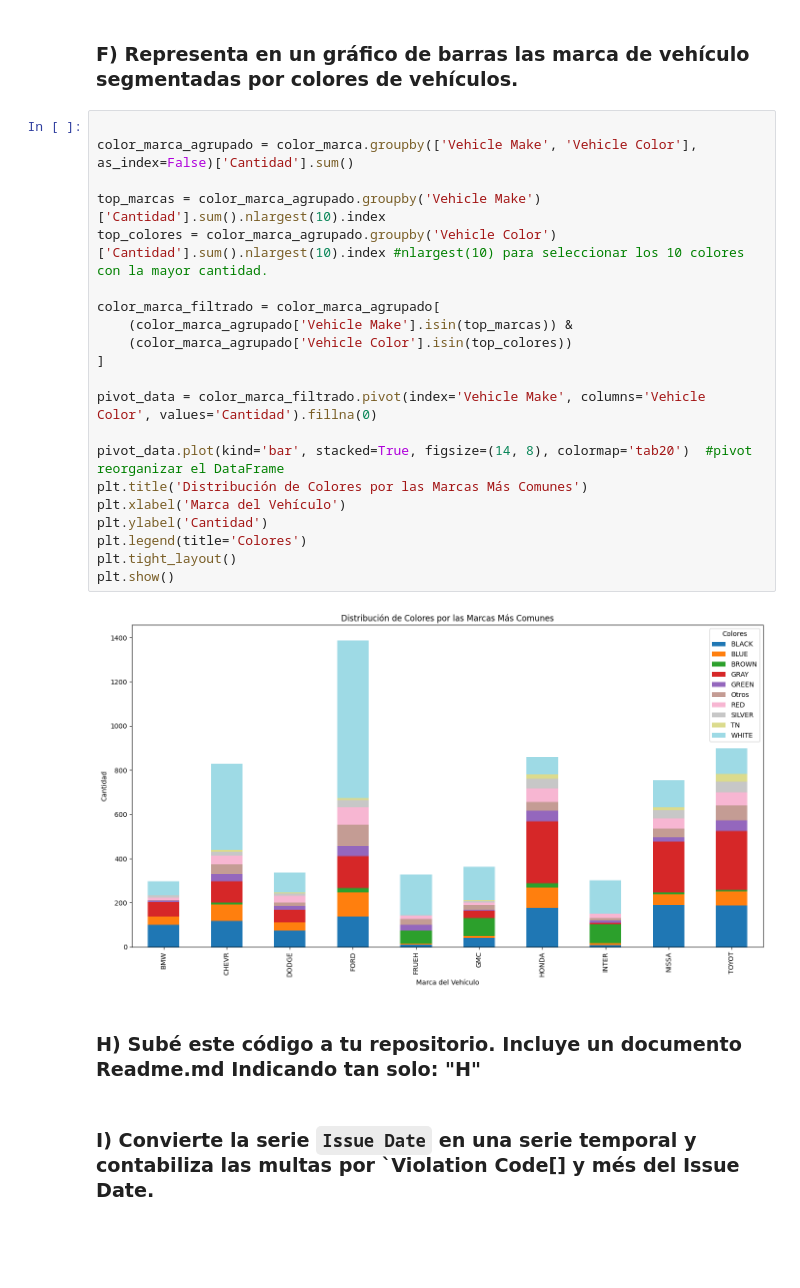
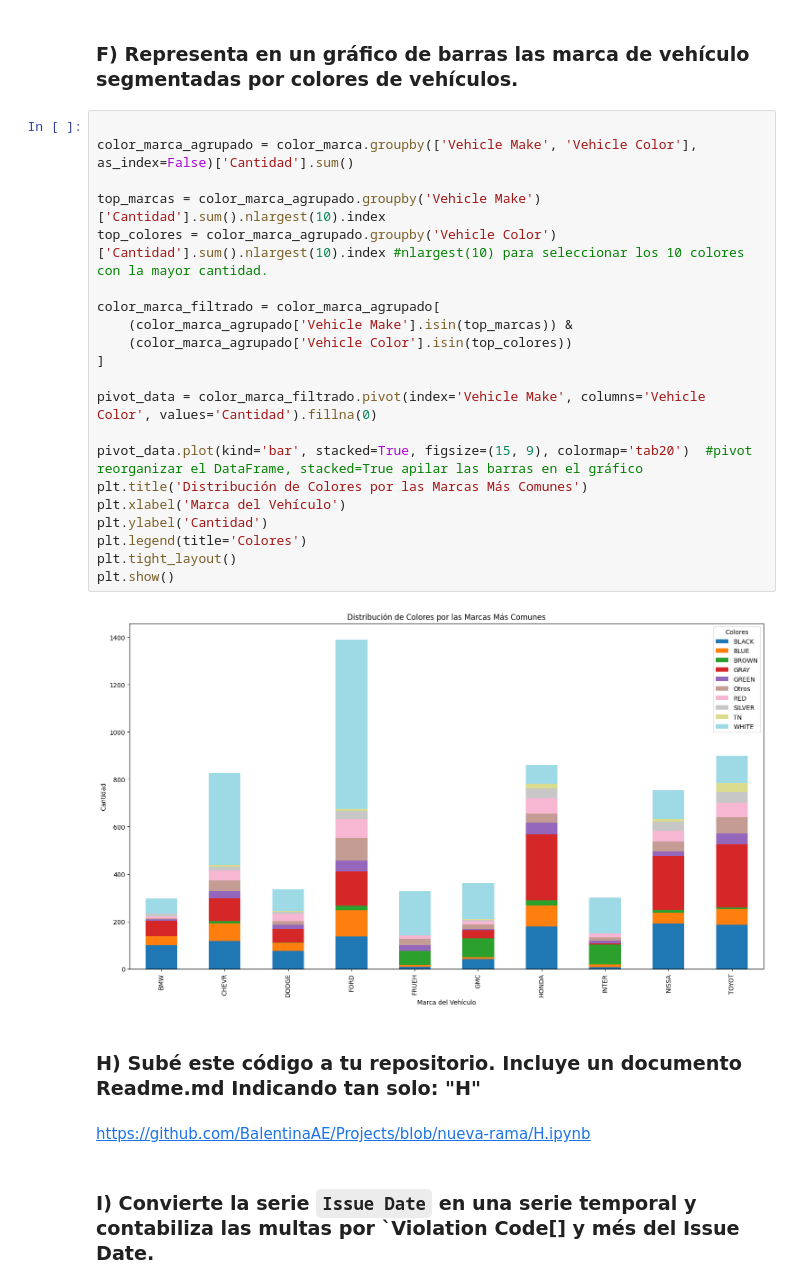
Before and after one commit to BalentinaAE/Pandas, a Jupyter notebook: ProyectoPandas_Github.ipynb, the cells around one changed output. Drawn from its saved outputs; the diff is of its cells as text; blank space fills up the shorter version.

Commit message:
Actualizado README.ipynb y cambios en ProyectoPandas_Github.ipynb

```diff
--- a/ProyectoPandas_Github.ipynb
+++ b/ProyectoPandas_Github.ipynb
@@ -220,27 +215,29 @@ color_marca
 # %%
 
 color_marca_agrupado = color_marca.groupby(['Vehicle Make', 'Vehicle Color'], as_index=False)['Cantidad'].sum()
 
 top_marcas = color_marca_agrupado.groupby('Vehicle Make')['Cantidad'].sum().nlargest(10).index
 top_colores = color_marca_agrupado.groupby('Vehicle Color')['Cantidad'].sum().nlargest(10).index #nlargest(10) para seleccionar los 10 colores con la mayor cantidad.
 
 color_marca_filtrado = color_marca_agrupado[
     (color_marca_agrupado['Vehicle Make'].isin(top_marcas)) &
     (color_marca_agrupado['Vehicle Color'].isin(top_colores))
 ]
 
 pivot_data = color_marca_filtrado.pivot(index='Vehicle Make', columns='Vehicle Color', values='Cantidad').fillna(0)
 
-pivot_data.plot(kind='bar', stacked=True, figsize=(14, 8), colormap='tab20')  #pivot reorganizar el DataFrame
+pivot_data.plot(kind='bar', stacked=True, figsize=(15, 9), colormap='tab20')  #pivot reorganizar el DataFrame, stacked=True apilar las barras en el gráfico
 plt.title('Distribución de Colores por las Marcas Más Comunes')
 plt.xlabel('Marca del Vehículo')
 plt.ylabel('Cantidad')
 plt.legend(title='Colores')
 plt.tight_layout()
 plt.show()
 # %% [output]
-[figure, old version]
+[figure, new version]
 # %% [markdown]
 ### H) Subé este código a tu repositorio. Incluye un documento Readme.md Indicando tan solo: "H"
+# %% [markdown]
+https://github.com/BalentinaAE/Projects/blob/nueva-rama/H.ipynb
 # %% [markdown]
 ### I) Convierte la serie `Issue Date` en una serie temporal y contabiliza las multas por `Violation Code[] y més del Issue Date.
```
Also changed, not shown: parts of 4 cells of this notebook, 1 other file.
